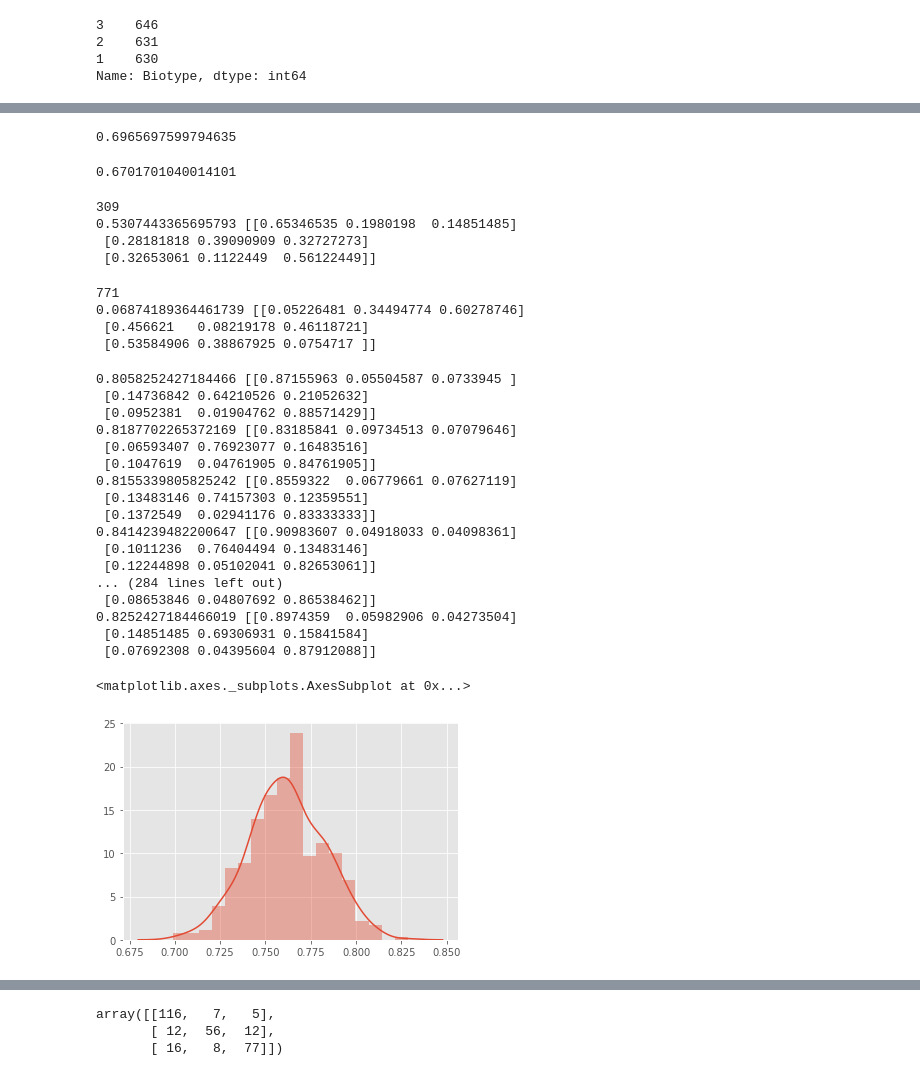
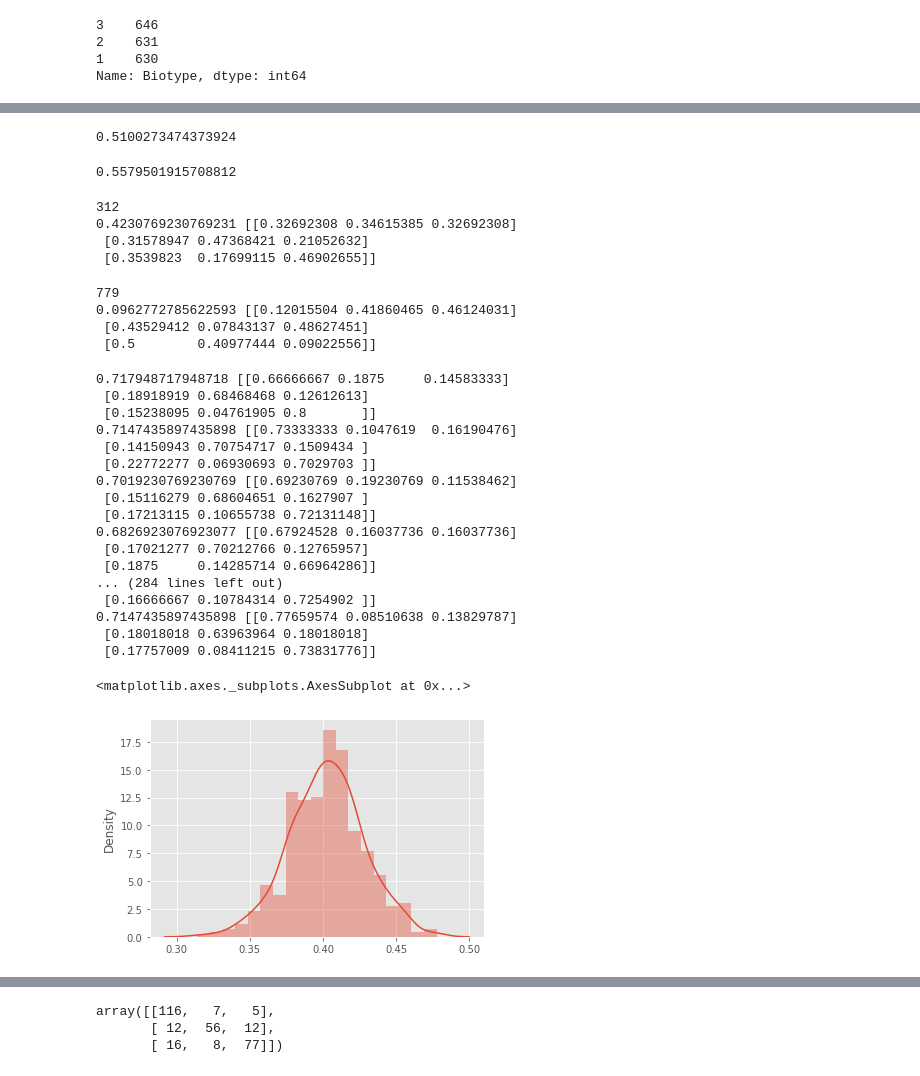
Before and after one commit to zeroknowledgediscovery/zcad, a Jupyter notebook: code/notebooks/bsnip001-Copy3_new.ipynb, the cells around one changed output, grey strips where cells are left out. Cells and saved outputs as stored; diff of their text form; code cells hidden in the pictures.

```diff
--- a/code/notebooks/bsnip001-Copy3_new.ipynb
+++ b/code/notebooks/bsnip001-Copy3_new.ipynb
@@ -200,13 +200,13 @@ for run in tqdm(np.arange(500)):
     auc,CLFS=getAuc(X_train_,y1,test_size=0.2,max_depth=10,n_estimators=2,
                minsplit=2,VERBOSE=False, USE_ONLY=[2])
     ACC=np.append(ACC,auc)
-    if auc > 0.65:
+    if auc > 0.55:
         CLFh[auc]=CLFS
 #sns.distplot(ACC)
 print(np.median(ACC))
 CLFstar1=CLFh[np.array([k for k in CLFh.keys()]).max()][0]
 # %% [output]
-0.6965697599794635
+0.5100273474373924
 # %%
 ACC=[]
 CLFh={}
@@ -214,21 +214,21 @@ for run in tqdm(np.arange(500)):
     auc,CLFS=getAuc(X_train_,y2,test_size=0.2,max_depth=10,n_estimators=2,
                minsplit=2,VERBOSE=False, USE_ONLY=[2])
     ACC=np.append(ACC,auc)
-    if auc > 0.75:
+    if auc > 0.55:
         CLFh[auc]=CLFS
 #sns.distplot(ACC)
 print(np.median(ACC))
 CLFstar2=CLFh[np.array([k for k in CLFh.keys()]).max()][0]
 # %% [output]
-0.6701701040014101
+0.5579501915708812
 # %%
-y_pred5p=CLFstar5.predict_proba(X_test_)
+y_pred3p=CLFstar3.predict_proba(X_test_)
 y_pred1p=CLFstar1.predict_proba(X_test_)
 y_pred2p=CLFstar2.predict_proba(X_test_)
 
 Y=[]
 a=1
-for (i,j,k) in zip(y_pred1p[:,1]**a,y_pred5p[:,1]**a,y_pred2p[:,1]**a):
+for (i,j,k) in zip(y_pred1p[:,1]**a,y_pred3p[:,1]**a,y_pred2p[:,1]**a):
     idx=np.argmax([i,j,k])
     #print(idx)
     if idx == 0:
@@ -236,7 +236,7 @@ for (i,j,k) in zip(y_pred1p[:,1]**a,y_pred5p[:,1]**a,y_pred2p[:,1]**a):
         Y=np.append(Y,l)
         continue
     if idx == 1:
-        l=5
+        l=3
         Y=np.append(Y,l)
         continue
     if idx == 2:
@@ -253,19 +253,19 @@ row_sums = C.sum(axis=1)
 C1 = C / row_sums[:, np.newaxis]
 print(ACC,C1)
 # %% [output]
-309
-0.5307443365695793 [[0.65346535 0.1980198  0.14851485]
- [0.28181818 0.39090909 0.32727273]
- [0.32653061 0.1122449  0.56122449]]
+312
+0.4230769230769231 [[0.32692308 0.34615385 0.32692308]
+ [0.31578947 0.47368421 0.21052632]
+ [0.3539823  0.17699115 0.46902655]]
 # %%
 X_train, X_test, y_train, y_test = train_test_split(X, y, test_size=0.5)
-y_pred5p=CLFstar5.predict_proba(X_test)
+y_pred3p=CLFstar3.predict_proba(X_test)
 y_pred1p=CLFstar1.predict_proba(X_test)
 y_pred2p=CLFstar2.predict_proba(X_test)
 
 Y=[]
 a=-.3
-for (i,j,k) in zip(y_pred1p[:,1]**a,y_pred5p[:,1]**a,y_pred2p[:,1]**a):
+for (i,j,k) in zip(y_pred1p[:,1]**a,y_pred3p[:,1]**a,y_pred2p[:,1]**a):
     idx=np.argmax([i,j,k])
     #print(idx)
     if idx == 0:
@@ -273,7 +273,7 @@ for (i,j,k) in zip(y_pred1p[:,1]**a,y_pred5p[:,1]**a,y_pred2p[:,1]**a):
         Y=np.append(Y,l)
         continue
     if idx == 1:
-        l=5
+        l=3
         Y=np.append(Y,l)
         continue
     if idx == 2:
@@ -290,20 +290,20 @@ row_sums = C.sum(axis=1)
 C1 = C / row_sums[:, np.newaxis]
 print(ACC,C1)
 # %% [output]
-771
-0.06874189364461739 [[0.05226481 0.34494774 0.60278746]
- [0.456621   0.08219178 0.46118721]
- [0.53584906 0.38867925 0.0754717 ]]
+779
+0.0962772785622593 [[0.12015504 0.41860465 0.46124031]
+ [0.43529412 0.07843137 0.48627451]
+ [0.5        0.40977444 0.09022556]]
 # %%
 for runs in np.arange(100):
     X_train, X_test, y_train, y_test = train_test_split(X, y, test_size=0.2)
-    y_pred5p=CLFstar5.predict_proba(X_test)
+    y_pred3p=CLFstar3.predict_proba(X_test)
     y_pred1p=CLFstar1.predict_proba(X_test)
     y_pred2p=CLFstar2.predict_proba(X_test)
 
     Y=[]
     a=1
-    for (i,j,k) in zip(y_pred1p[:,1]**a,y_pred5p[:,1]**a,y_pred2p[:,1]**a):
+    for (i,j,k) in zip(y_pred1p[:,1]**a,y_pred3p[:,1]**a,y_pred2p[:,1]**a):
         idx=np.argmax([i,j,k])
         #print(idx)
         if idx == 0:
@@ -311,7 +311,7 @@ for runs in np.arange(100):
             Y=np.append(Y,l)
             continue
         if idx == 1:
-            l=5
+            l=3
             Y=np.append(Y,l)
             continue
         if idx == 2:
@@ -327,45 +327,45 @@ for runs in np.arange(100):
     C1 = C / row_sums[:, np.newaxis]
     print(ACC,C1)
 # %% [output]
-0.8058252427184466 [[0.87155963 0.05504587 0.0733945 ]
- [0.14736842 0.64210526 0.21052632]
- [0.0952381  0.01904762 0.88571429]]
-0.8187702265372169 [[0.83185841 0.09734513 0.07079646]
- [0.06593407 0.76923077 0.16483516]
- [0.1047619  0.04761905 0.84761905]]
-0.8155339805825242 [[0.8559322  0.06779661 0.07627119]
- [0.13483146 0.74157303 0.12359551]
- [0.1372549  0.02941176 0.83333333]]
-0.8414239482200647 [[0.90983607 0.04918033 0.04098361]
- [0.1011236  0.76404494 0.13483146]
- [0.12244898 0.05102041 0.82653061]]
+0.717948717948718 [[0.66666667 0.1875     0.14583333]
+ [0.18918919 0.68468468 0.12612613]
+ [0.15238095 0.04761905 0.8       ]]
+0.7147435897435898 [[0.73333333 0.1047619  0.16190476]
+ [0.14150943 0.70754717 0.1509434 ]
+ [0.22772277 0.06930693 0.7029703 ]]
+0.7019230769230769 [[0.69230769 0.19230769 0.11538462]
+ [0.15116279 0.68604651 0.1627907 ]
+ [0.17213115 0.10655738 0.72131148]]
+0.6826923076923077 [[0.67924528 0.16037736 0.16037736]
+ [0.17021277 0.70212766 0.12765957]
+ [0.1875     0.14285714 0.66964286]]
 ... (284 lines left out)
- [0.08653846 0.04807692 0.86538462]]
-0.8252427184466019 [[0.8974359  0.05982906 0.04273504]
- [0.14851485 0.69306931 0.15841584]
- [0.07692308 0.04395604 0.87912088]]
+ [0.16666667 0.10784314 0.7254902 ]]
+0.7147435897435898 [[0.77659574 0.08510638 0.13829787]
+ [0.18018018 0.63963964 0.18018018]
+ [0.17757009 0.08411215 0.73831776]]
 # %%
 RUNS=500
 A=[]
 for run in tqdm(np.arange(RUNS)):
     X_train, X_test, y_train, y_test = train_test_split(X, y, test_size=0.2)
-    y_pred5=CLFstar5.predict(X_test)
+    y_pred3=CLFstar3.predict(X_test)
     y_pred1=CLFstar1.predict(X_test)
     Y=[]
-    for (i,j) in zip(y_pred1,y_pred5):
+    for (i,j) in zip(y_pred1,y_pred3):
         if i==0 and j==1:
             k=5
         if i==1 and j==0:
             k=1
         if i==0 and j==0:
             k=2
         if i==1 and j==1:
             k=1
         Y=np.append(Y,k)
     A=np.append(A,accuracy_score(y_test, Y))
 sns.distplot(A)
 # %% [output]
 <matplotlib.axes._subplots.AxesSubplot at 0x...>
-[figure, old version]
+[figure, new version]
 # %%
 X_train, X_test, y_train, y_test = train_test_split(X, y, test_size=0.2)
```
Also changed, not shown: parts of 4 cells of this notebook, 19 other files.
